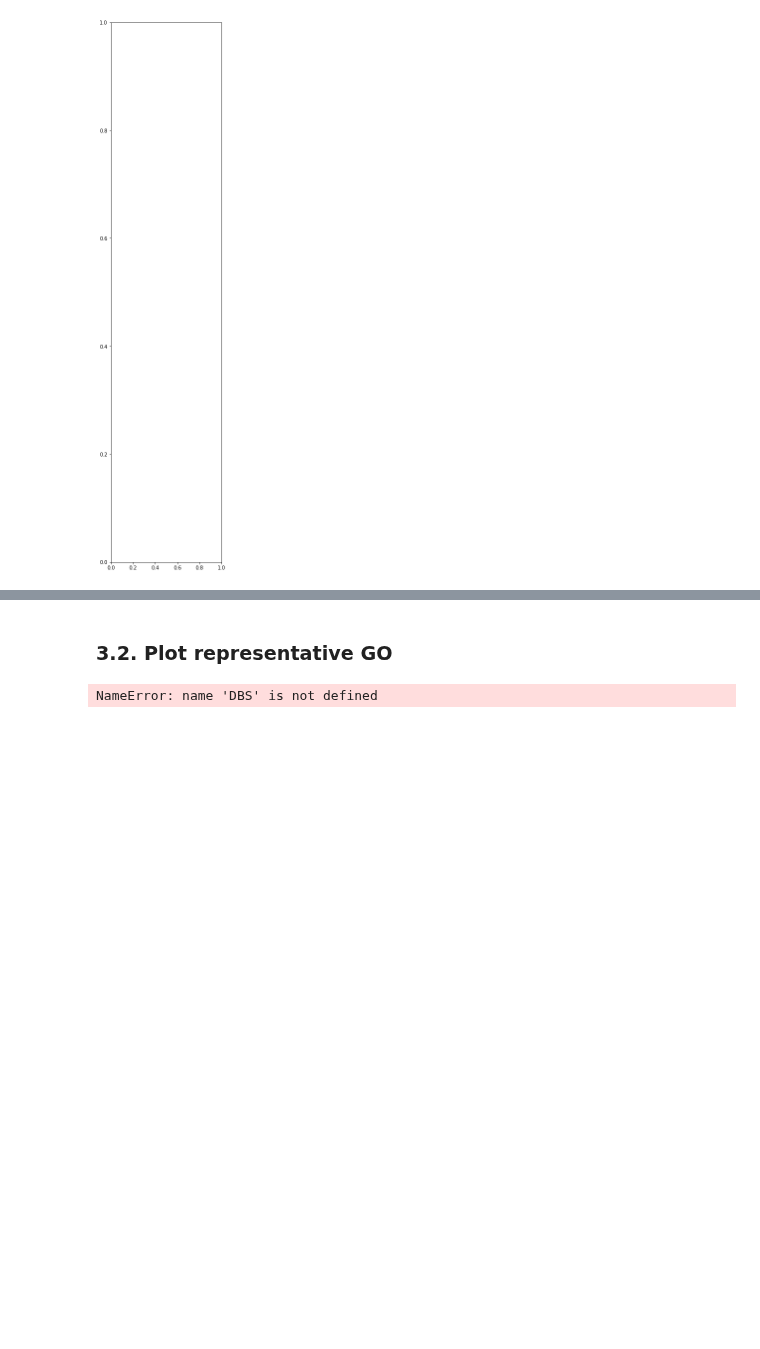
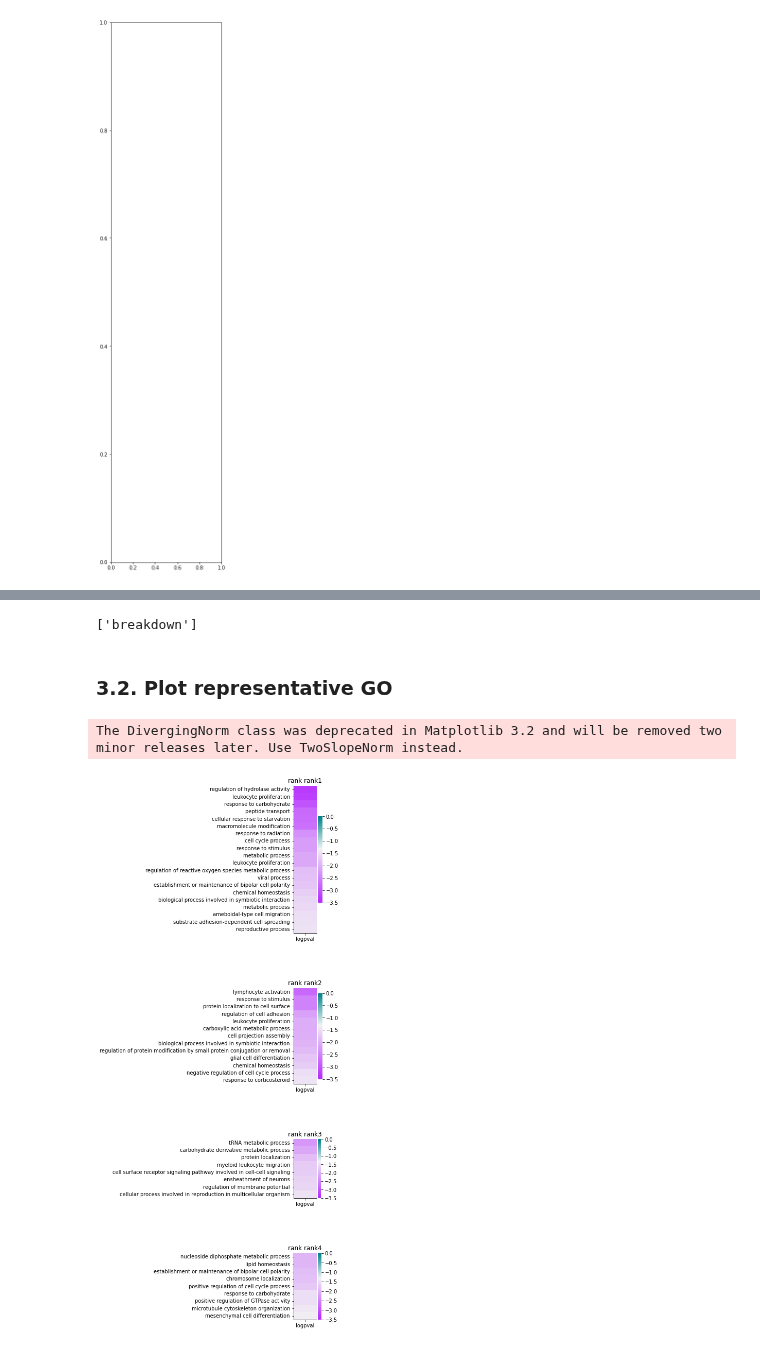
Before and after one commit to osipovarev/absrel, a Jupyter notebook: enrich_go_analysis.ipynb, the cells around one changed output, grey strips where cells are left out. Drawn from its saved outputs; the diff is of its cells as text; code cells hidden in the pictures; blank space fills up the shorter version.

Commit message:
backed up changes from Tue Mar 18 19:20:52 EDT 2025 in the project /Users/osipova/Documents/LabDocs/NectarivoryProject/absrel

```diff
--- a/enrich_go_analysis.ipynb
+++ b/enrich_go_analysis.ipynb
@@ -265,47 +261,54 @@ nonzero_dbs
+# %%
+nonzero_dbs
+# %% [output]
+['breakdown']
 # %% [markdown]
 ### 3.2. Plot representative GO
 # %%
-def plot_representative_go(dbs, dir_path, target):
-    DF_dbs = {}
-    nonzero_dbs = []
+dir_path = '/Users/osipova/Documents/LabDocs/NectarivoryProject/absrel/absrel_analysis_2024/combined_default_srv_mh_v2/ClusterProfiler/'
+dbs = ['rank1', 'rank2', 'rank3', 'rank4']
+target = 'nectar'
+DF_dbs = {}
+nonzero_dbs = []
 
-    for db in dbs:
-        file_name = 'noChildren.goenrich.nectar.not_control.4way.breakdown.p0.01.tsv'
-        file_data = glob(dir_path + file_name)[0]
-        df = pd.read_csv(file_data, sep='\t')
 
-        if not df.empty:
-            df['GOfull'] = df['Description']
-            df['logpval'] = np.log10(df['pvalue'])
-            DF_dbs[db] = df
-            nonzero_dbs.append(db)
+for db in dbs:
+    file_name = f'represent_GO.hg38.goenrich.{db}.{target}.tsv'
+    file_data = glob(dir_path + file_name)[0]
+    df = pd.read_csv(file_data, sep='\t')
 
-    fig, axes = plt.subplots(len(nonzero_dbs), 1, gridspec_kw={'height_ratios': [DF_dbs[db].shape[0] for db in nonzero_dbs]},
-                             figsize=(1, 16*len(nonzero_dbs)))
+    if not df.empty:
+        df['GOfull'] = df['TERM']
+        df['logpval'] = np.log10(df['minpval'])
+        DF_dbs[db] = df
+        nonzero_dbs.append(db)
 
-    cmap_pval = sns.diverging_palette(285, 200, 100, as_cmap=True)
-    divnorm_pval = DivergingNorm(vmin=-3.5, vmax=0, vcenter=np.log10(0.051))
+fig, axes = plt.subplots(len(nonzero_dbs), 1, gridspec_kw={'height_ratios': [DF_dbs[db].shape[0] for db in nonzero_dbs]},
+                         figsize=(1, 6*len(nonzero_dbs)))
 
-    for i, db in enumerate(nonzero_dbs):
-        try:
-            ax = axes[i]
-        except TypeError:
-            ax = axes
-        dfi = DF_dbs[db]
-        dfi.set_index('GOfull', inplace=True)
+cmap_pval = sns.diverging_palette(285, 200, 100, as_cmap=True)
+divnorm_pval = DivergingNorm(vmin=-3.5, vmax=0, vcenter=np.log10(0.051))
 
-        sns.heatmap(ax=ax, data=dfi[['logpval']], cmap=cmap_pval, norm=divnorm_pval)
-        ax.set_title(f'rank {db}')
-        ax.set_ylabel('')
-        ax.set_xlabel('')
-        ax.legend([], [], frameon=False)
+for i, db in enumerate(nonzero_dbs):
+    try:
+        ax = axes[i]
+    except TypeError:
+        ax = axes
+    dfi = DF_dbs[db]
+    dfi.set_index('GOfull', inplace=True)
 
-    sns.despine()
-    fig.subplots_adjust(bottom=0, top=0.6, wspace=0, hspace=0.6)
-    fig.tight_layout()
-    # pdf_name = 'noChildren.noGOs.breakdown.interesting_rank_terms.nectar.pdf'
-    # fig.savefig(pdf_name, bbox_inches='tight')
+    sns.heatmap(ax=ax, data=dfi[['logpval']], cmap=cmap_pval, norm=divnorm_pval)
+    ax.set_title(f'rank {db}')
+    ax.set_ylabel('')
+    ax.set_xlabel('')
+    ax.legend([], [], frameon=False)
 
-plot_representative_go(DBS, ABSREL_DIR_PATH, target='nectar')
+
+sns.despine()
+fig.subplots_adjust(bottom=0, top=0.6, wspace=0, hspace=0.6)
+fig.tight_layout()
+# pdf_name = 'represent_GO.hg38.goenrich.all_ranks.nectar.pdf'
+# fig.savefig(pdf_name, bbox_inches='tight')
 # %% [output]
-NameError: name 'DBS' is not defined
+The DivergingNorm class was deprecated in Matplotlib 3.2 and will be removed two minor releases later. Use TwoSlopeNorm instead.
+[figure, added]
```
Also changed, not shown: parts of 7 cells of this notebook, 2 other files.
